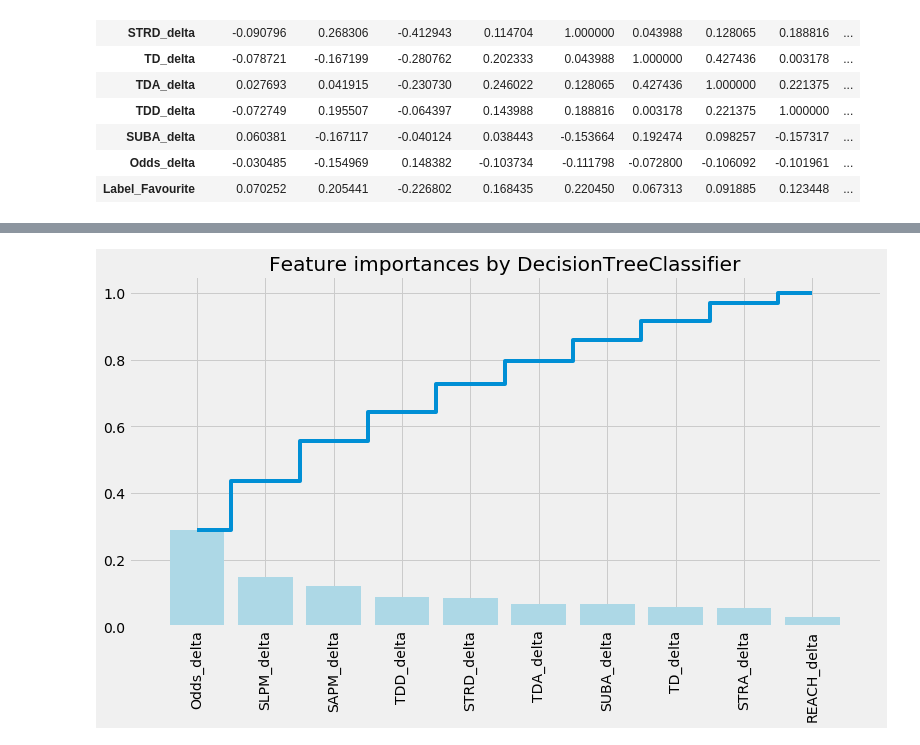
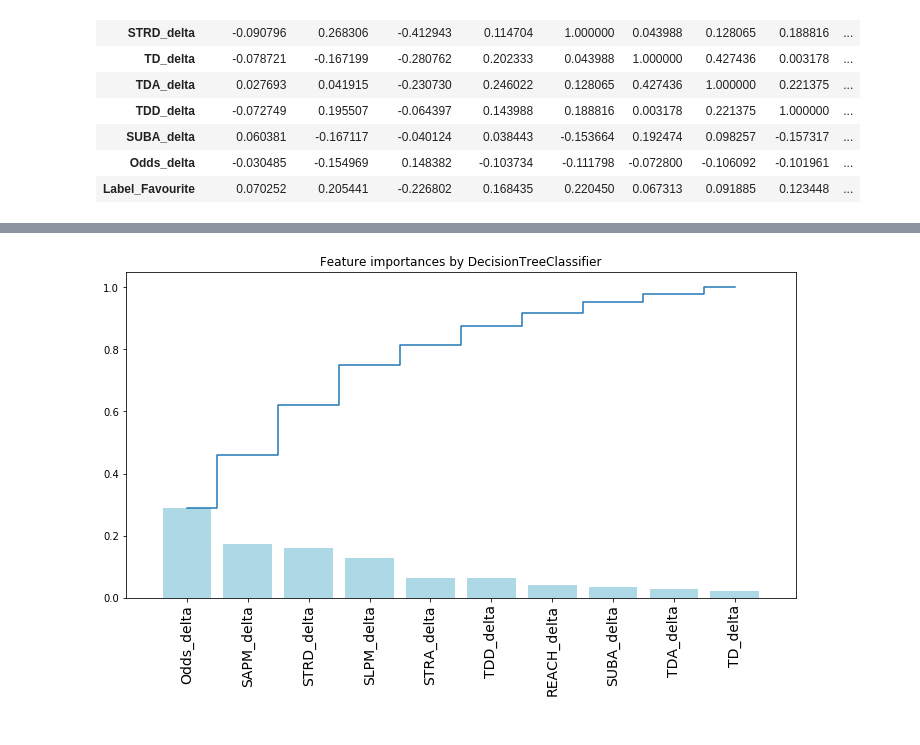
Before and after one commit to AidarZhumekenov/ML-labs, a Jupyter notebook: UFC final project.ipynb, the cells around one changed output, grey strips where cells are left out. Saved outputs shown, nothing was run; the diff lists cells and outputs as text; code cells hidden in the pictures.

```diff
--- a/UFC final project.ipynb
+++ b/UFC final project.ipynb
@@ -300,39 +151,34 @@ Best Columns
 # %%
-plt.style.use('fivethirtyeight')
-plt.rcParams['figure.figsize'] = (12,6)
-
+# Feature importances
 # Create train and test splits
 target_name = 'Label'
-X = df.drop(['Events', 'Favourite', 'Underdog', 'Label'], axis=1)
-
-
+X = df.drop(['Events', 'Favourite', 'Underdog', 'Label','Sum_delta'], axis=1)
 y=df[target_name]
 
-X_train, X_test, y_train, y_test = train_test_split(X,y,test_size=0.15, random_state=1, stratify=y)
+X_train, X_test, y_train, y_test = train_test_split(X,y,test_size=0.2, random_state=1, stratify=y)
 
 dtree = RandomForestClassifier(
-    #max_depth=3,
+    max_depth=5,
     random_state = 1,
     class_weight="balanced",
     min_weight_fraction_leaf=0.01
     )
 dtree = dtree.fit(X_train,y_train)
 
+
 ## plot the importances ##
 importances = dtree.feature_importances_
-feat_names = df.drop(['Events', 'Favourite', 'Underdog', 'Label'], axis=1).columns
-
-
+feat_names = df.drop(['Events', 'Favourite', 'Underdog', 'Label','Sum_delta'], axis=1).columns
 indices = np.argsort(importances)[::-1]
 plt.figure(figsize=(12,6))
 plt.title("Feature importances by DecisionTreeClassifier")
 plt.bar(range(len(indices)), importances[indices], color='lightblue',  align="center")
 plt.step(range(len(indices)), np.cumsum(importances[indices]), where='mid', label='Cumulative')
 plt.xticks(range(len(indices)), feat_names[indices], rotation='vertical',fontsize=14)
 plt.xlim([-1, len(indices)])
 plt.show()
 # %% [output]
-[figure, old version]
+[figure, new version]
 # %%
 def select_model(df, features):
 
```
Also changed, not shown: parts of 22 cells of this notebook.
